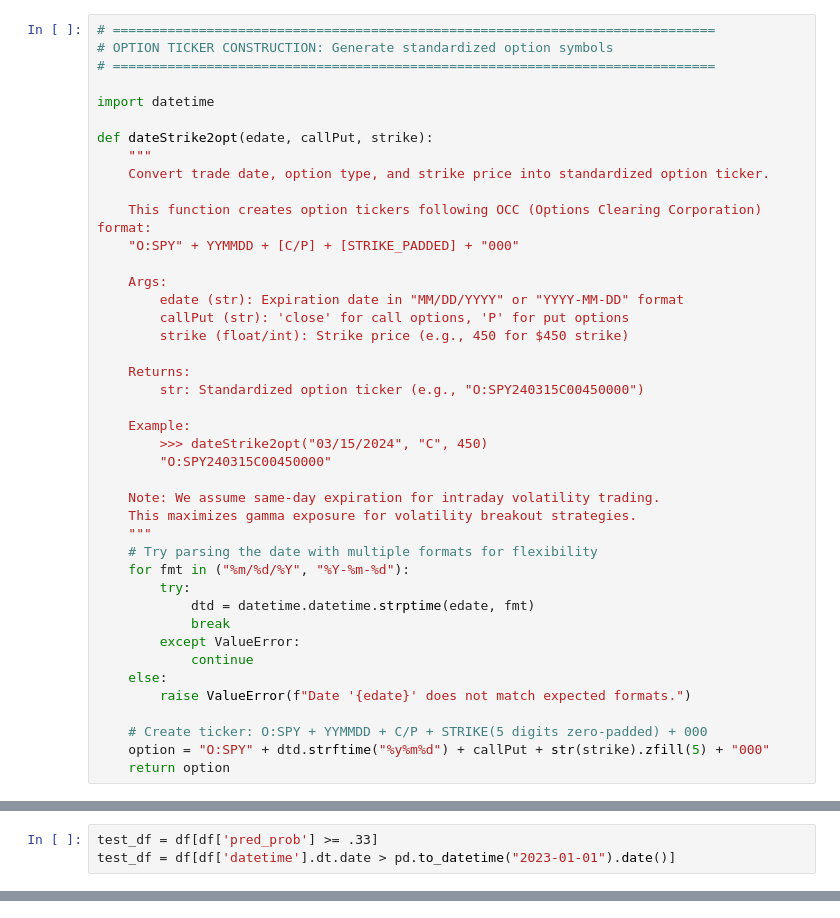
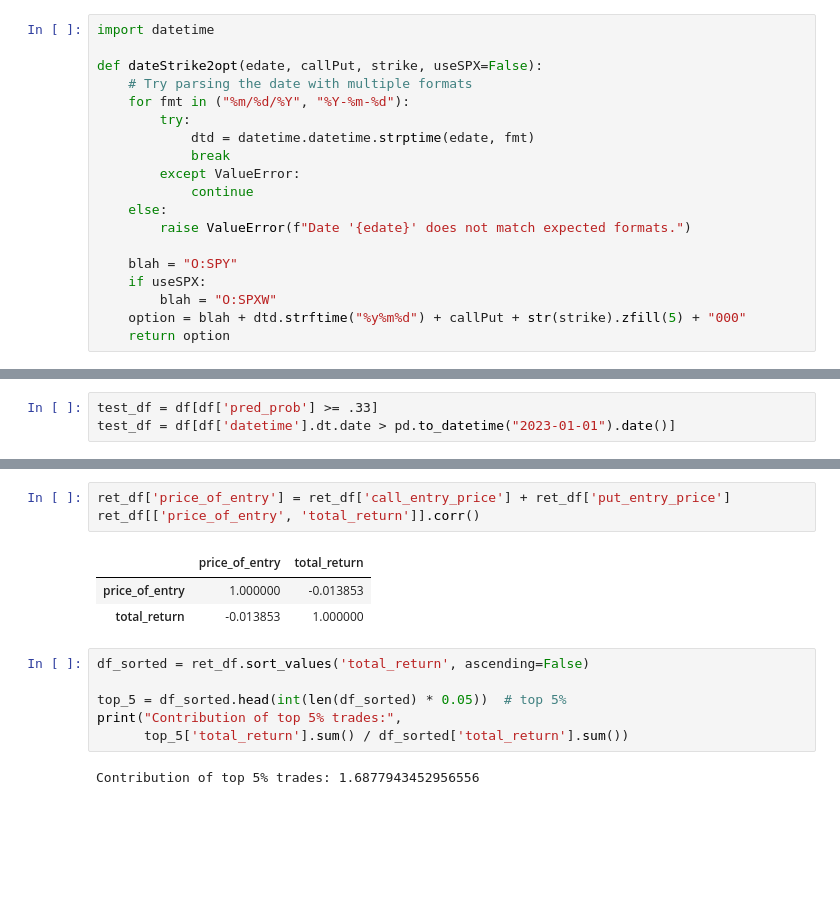
Before and after one commit to ejaxDev/big_movement_model, a Jupyter notebook: backtest_big_movement.ipynb, the cells around one changed output, grey strips where cells are left out. Cells and saved outputs as stored; diff of their text form; blank space fills up the shorter version.

```diff
--- a/backtest_big_movement.ipynb
+++ b/backtest_big_movement.ipynb
@@ -64,34 +9,9 @@ options = {}
 df['datetime'] = pd.to_datetime(df['ts_epoch'], unit='s').dt.tz_localize('UTC').dt.tz_convert('America/New_York')
 # %%
-# =============================================================================
-# OPTION TICKER CONSTRUCTION: Generate standardized option symbols
-# =============================================================================
-
 import datetime
 
-def dateStrike2opt(edate, callPut, strike):
-    """
-    Convert trade date, option type, and strike price into standardized option ticker.
-
-    This function creates option tickers following OCC (Options Clearing Corporation) format:
-    "O:SPY" + YYMMDD + [C/P] + [STRIKE_PADDED] + "000"
-
-    Args:
-        edate (str): Expiration date in "MM/DD/YYYY" or "YYYY-MM-DD" format
-        callPut (str): 'close' for call options, 'P' for put options
-        strike (float/int): Strike price (e.g., 450 for $450 strike)
-
-    Returns:
-        str: Standardized option ticker (e.g., "O:SPY240315C00450000")
-
-    Example:
-        >>> dateStrike2opt("03/15/2024", "C", 450)
-        "O:SPY240315C00450000"
-
-    Note: We assume same-day expiration for intraday volatility trading.
-    This maximizes gamma exposure for volatility breakout strategies.
-    """
-    # Try parsing the date with multiple formats for flexibility
+def dateStrike2opt(edate, callPut, strike, useSPX=False):
+    # Try parsing the date with multiple formats
     for fmt in ("%m/%d/%Y", "%Y-%m-%d"):
         try:
             dtd = datetime.datetime.strptime(edate, fmt)
@@ -101,7 +21,9 @@ def dateStrike2opt(edate, callPut, strike):
     else:
         raise ValueError(f"Date '{edate}' does not match expected formats.")
 
-    # Create ticker: O:SPY + YYMMDD + C/P + STRIKE(5 digits zero-padded) + 000
-    option = "O:SPY" + dtd.strftime("%y%m%d") + callPut + str(strike).zfill(5) + "000"
+    blah = "O:SPY"
+    if useSPX:
+        blah = "O:SPXW"
+    option = blah + dtd.strftime("%y%m%d") + callPut + str(strike).zfill(5) + "000"
     return option
 # %%
@@ -365 +150,16 @@ ret_df
+# %%
+ret_df['price_of_entry'] = ret_df['call_entry_price'] + ret_df['put_entry_price']
+ret_df[['price_of_entry', 'total_return']].corr()
+# %% [output]
+|  | price_of_entry | total_return |
+| price_of_entry | 1.000000 | -0.013853 |
+| total_return | -0.013853 | 1.000000 |
+# %%
+df_sorted = ret_df.sort_values('total_return', ascending=False)
+
+top_5 = df_sorted.head(int(len(df_sorted) * 0.05))  # top 5%
+print("Contribution of top 5% trades:",
+      top_5['total_return'].sum() / df_sorted['total_return'].sum())
+# %% [output]
+Contribution of top 5% trades: 1.6877943452956556
 # %%
```
Also changed, not shown: parts of 20 cells of this notebook, 1 other file.
